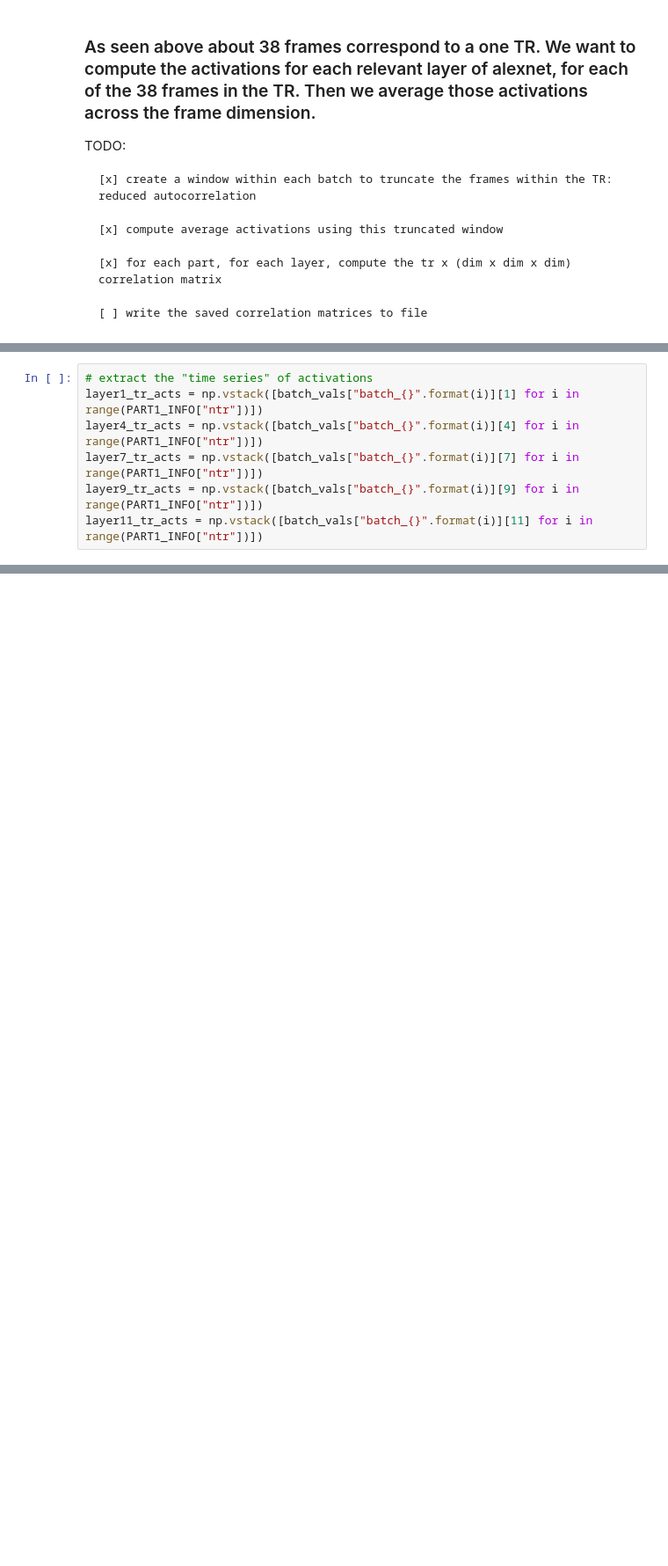
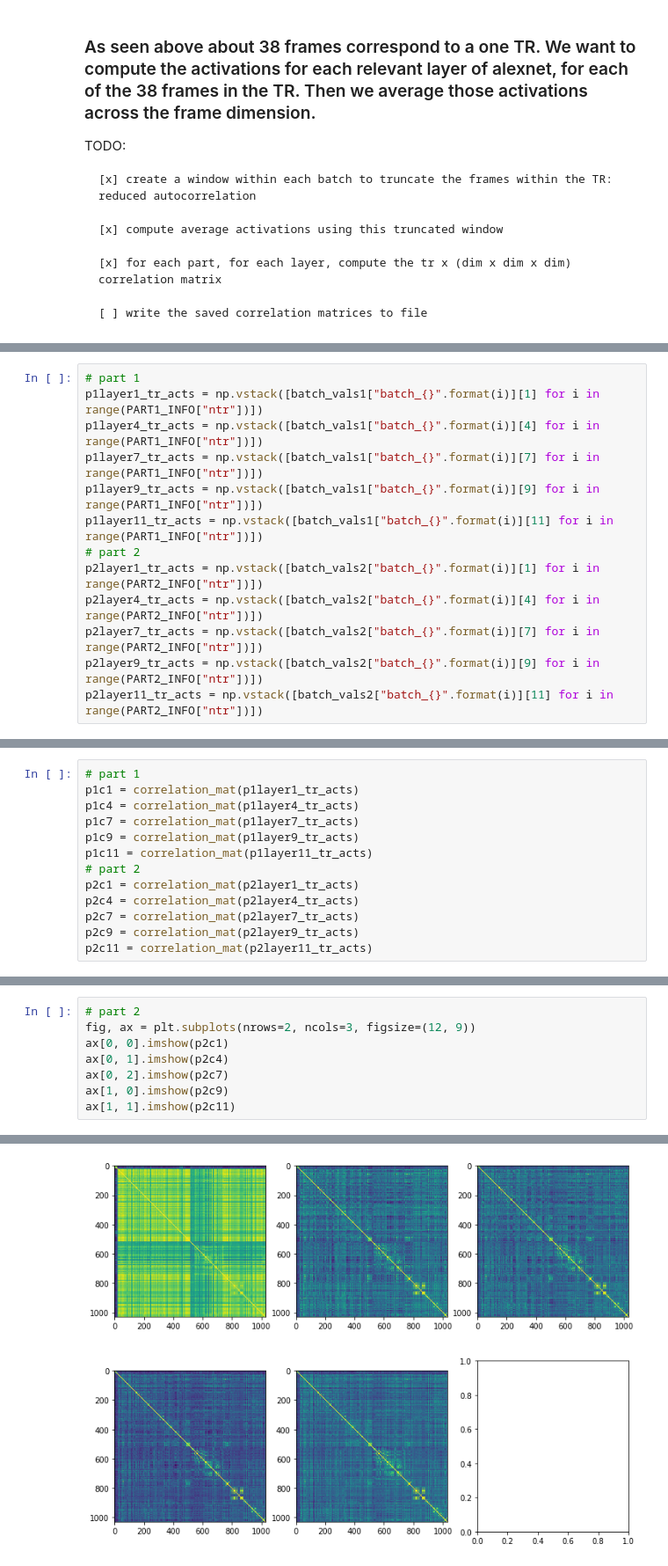
Before and after one commit to YSanchezAraujo/rsa-DNNs-fMRI, a Jupyter notebook: code/sandbox/firststeps.ipynb, the cells around one changed output, grey strips where cells are left out. Shown at 88% size. Cells and saved outputs as stored; diff of their text form; blank space fills up the shorter version.

```diff
--- a/code/sandbox/firststeps.ipynb
+++ b/code/sandbox/firststeps.ipynb
@@ -112,7 +144,13 @@ with torch.no_grad():
 # %%
-# extract the "time series" of activations
-layer1_tr_acts = np.vstack([batch_vals["batch_{}".format(i)][1] for i in range(PART1_INFO["ntr"])])
-layer4_tr_acts = np.vstack([batch_vals["batch_{}".format(i)][4] for i in range(PART1_INFO["ntr"])])
-layer7_tr_acts = np.vstack([batch_vals["batch_{}".format(i)][7] for i in range(PART1_INFO["ntr"])])
-layer9_tr_acts = np.vstack([batch_vals["batch_{}".format(i)][9] for i in range(PART1_INFO["ntr"])])
-layer11_tr_acts = np.vstack([batch_vals["batch_{}".format(i)][11] for i in range(PART1_INFO["ntr"])])
+# part 1
+p1layer1_tr_acts = np.vstack([batch_vals1["batch_{}".format(i)][1] for i in range(PART1_INFO["ntr"])])
+p1layer4_tr_acts = np.vstack([batch_vals1["batch_{}".format(i)][4] for i in range(PART1_INFO["ntr"])])
+p1layer7_tr_acts = np.vstack([batch_vals1["batch_{}".format(i)][7] for i in range(PART1_INFO["ntr"])])
+p1layer9_tr_acts = np.vstack([batch_vals1["batch_{}".format(i)][9] for i in range(PART1_INFO["ntr"])])
+p1layer11_tr_acts = np.vstack([batch_vals1["batch_{}".format(i)][11] for i in range(PART1_INFO["ntr"])])
+# part 2
+p2layer1_tr_acts = np.vstack([batch_vals2["batch_{}".format(i)][1] for i in range(PART2_INFO["ntr"])])
+p2layer4_tr_acts = np.vstack([batch_vals2["batch_{}".format(i)][4] for i in range(PART2_INFO["ntr"])])
+p2layer7_tr_acts = np.vstack([batch_vals2["batch_{}".format(i)][7] for i in range(PART2_INFO["ntr"])])
+p2layer9_tr_acts = np.vstack([batch_vals2["batch_{}".format(i)][9] for i in range(PART2_INFO["ntr"])])
+p2layer11_tr_acts = np.vstack([batch_vals2["batch_{}".format(i)][11] for i in range(PART2_INFO["ntr"])])
@@ -124,0 +159,13 @@ c11 = correlation_mat(layer11_tr_acts)
+# %%
+# part 1
+p1c1 = correlation_mat(p1layer1_tr_acts)
+p1c4 = correlation_mat(p1layer4_tr_acts)
+p1c7 = correlation_mat(p1layer7_tr_acts)
+p1c9 = correlation_mat(p1layer9_tr_acts)
+p1c11 = correlation_mat(p1layer11_tr_acts)
+# part 2
+p2c1 = correlation_mat(p2layer1_tr_acts)
+p2c4 = correlation_mat(p2layer4_tr_acts)
+p2c7 = correlation_mat(p2layer7_tr_acts)
+p2c9 = correlation_mat(p2layer9_tr_acts)
+p2c11 = correlation_mat(p2layer11_tr_acts)
@@ -132,3 +182,12 @@ ax[1, 1].imshow(c11)
 # %% [output]
 <matplotlib.image.AxesImage at 0x...>
 [figure]
+# %%
+# part 2
+fig, ax = plt.subplots(nrows=2, ncols=3, figsize=(12, 9))
+ax[0, 0].imshow(p2c1)
+ax[0, 1].imshow(p2c4)
+ax[0, 2].imshow(p2c7)
+ax[1, 0].imshow(p2c9)
+ax[1, 1].imshow(p2c11)
+# %% [output]
@@ -134,0 +195 @@ ax[1, 1].imshow(c11)
+[figure, added]
```
Also changed, not shown: parts of 13 cells of this notebook.
